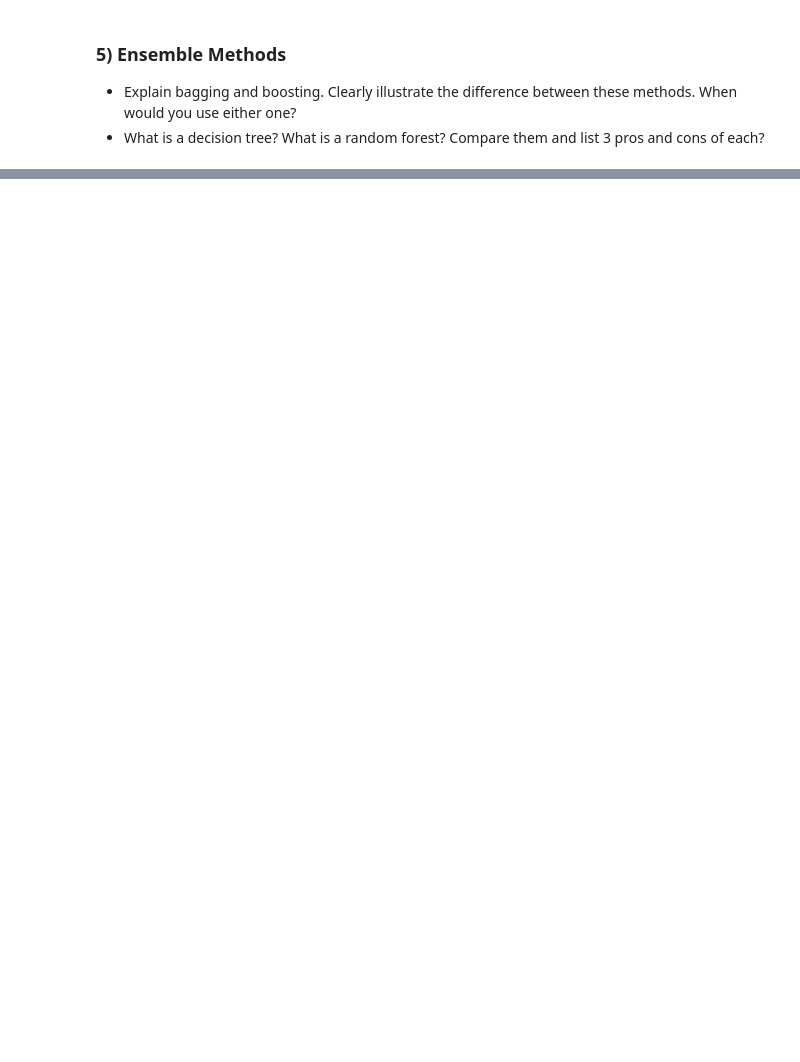
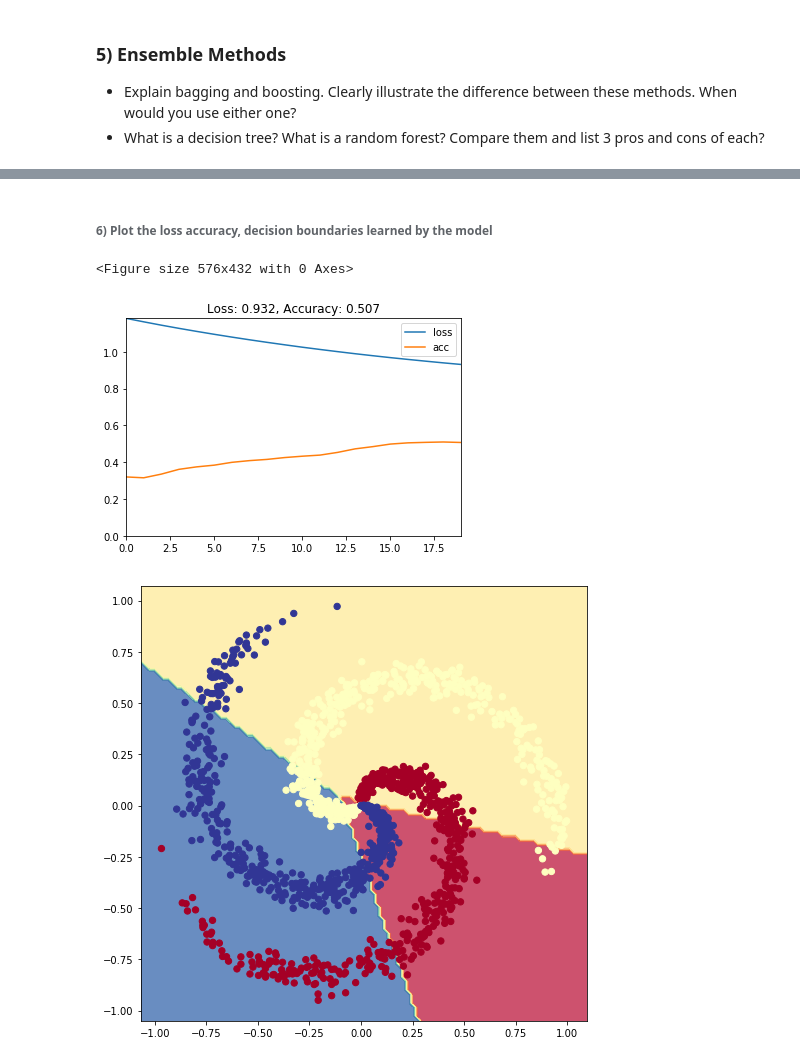
Before and after one commit to tiff-wang/TechX-homework-solutions, a Jupyter notebook: Assignment-Solutions/Assignment7/Assignment7-TheoryRecapAndFeedForwardNN.ipynb, the cells around one changed output, grey strips where cells are left out. Cells and saved outputs as stored; diff of their text form; code cells hidden in the pictures; blank space fills up the shorter version.

```diff
--- a/Assignment-Solutions/Assignment7/Assignment7-TheoryRecapAndFeedForwardNN.ipynb
+++ b/Assignment-Solutions/Assignment7/Assignment7-TheoryRecapAndFeedForwardNN.ipynb
@@ -50,0 +174,4 @@
+# %%
+model.compile(loss='categorical_crossentropy',
+              optimizer='sgd',
+              metrics=['accuracy'])
@@ -50,0 +184,6 @@
+# %%
+from keras.losses import categorical_crossentropy
+from keras.optimizers import SGD
+
+model.compile(loss=categorical_crossentropy,
+              optimizer=SGD(lr=0.01, momentum=0.9, nesterov=True))
@@ -50,0 +347,12 @@
+# %%
+### YOUR CODE HERE - Create a sequential model for SR
+
+noWarnings()
+model = Sequential()
+model.add(Dense(3, input_shape=(2,), activation='softmax'))
+
+model.compile('adam', 'categorical_crossentropy', metrics=['accuracy'])
+
+### YOUR CODE HERE - Train the model on one-hot encoded target labels
+y_cat = to_categorical(y)
+history = model.fit(X, y_cat, verbose=0, epochs=20)
@@ -50,0 +364,12 @@
+# %% [markdown]
+###### 6) Plot the loss accuracy, decision boundaries learned by the model
+# %%
+### YOUR CODE HERE - Plot loss accuracy of your model using the plot_loss_accuracy helper method
+plot_loss_accuracy(history)
+
+### YOUR CODE HERE - Plot decision boundaries learned using the multi_class_decision_boundary helper method
+plot_multiclass_decision_boundary(model, X, y)
+# %% [output]
+<Figure size 576x432 with 0 Axes>
+[figure, added]
+[figure, added]
```
Also changed, not shown: parts of 48 cells of this notebook, 1 other file.
